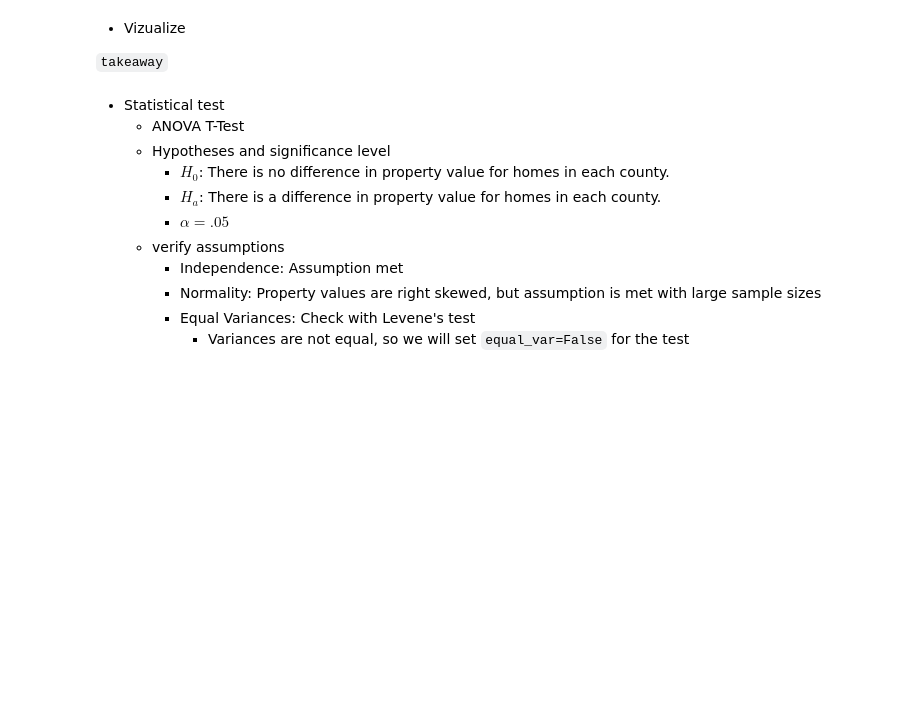
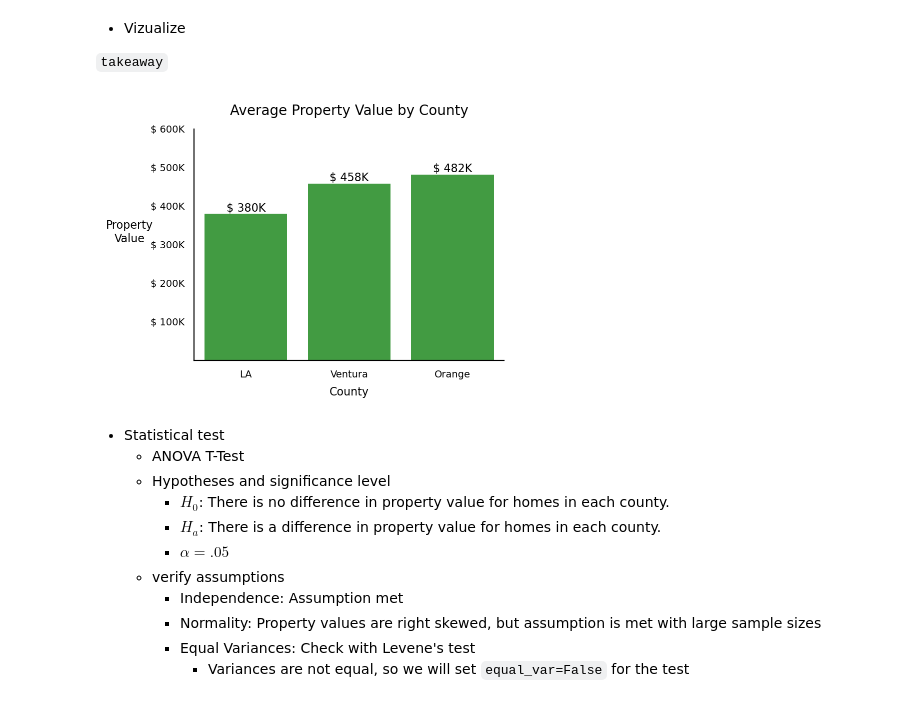
Before and after one commit to martin-reyes/project_regression_predict_property_value, a Jupyter notebook: final_report_template .ipynb, the cells around one changed output. Drawn from its saved outputs; the diff is of its cells as text; code cells hidden in the pictures; blank space fills up the shorter version.

```diff
--- a/final_report_template .ipynb
+++ b/final_report_template .ipynb
@@ -122,6 +125,10 @@ There's signicant evidence that there is a moderate positive correlation of arou
 - Vizualize
 
 `takeaway`
+# %%
+e.plot_value_average_by_county(train, 'property_value', 'county')
+# %% [output]
+[figure, added]
 # %% [markdown]
 - Statistical test
     * ANOVA T-Test
```
Also changed, not shown: parts of 38 cells of this notebook, 4 other files.
